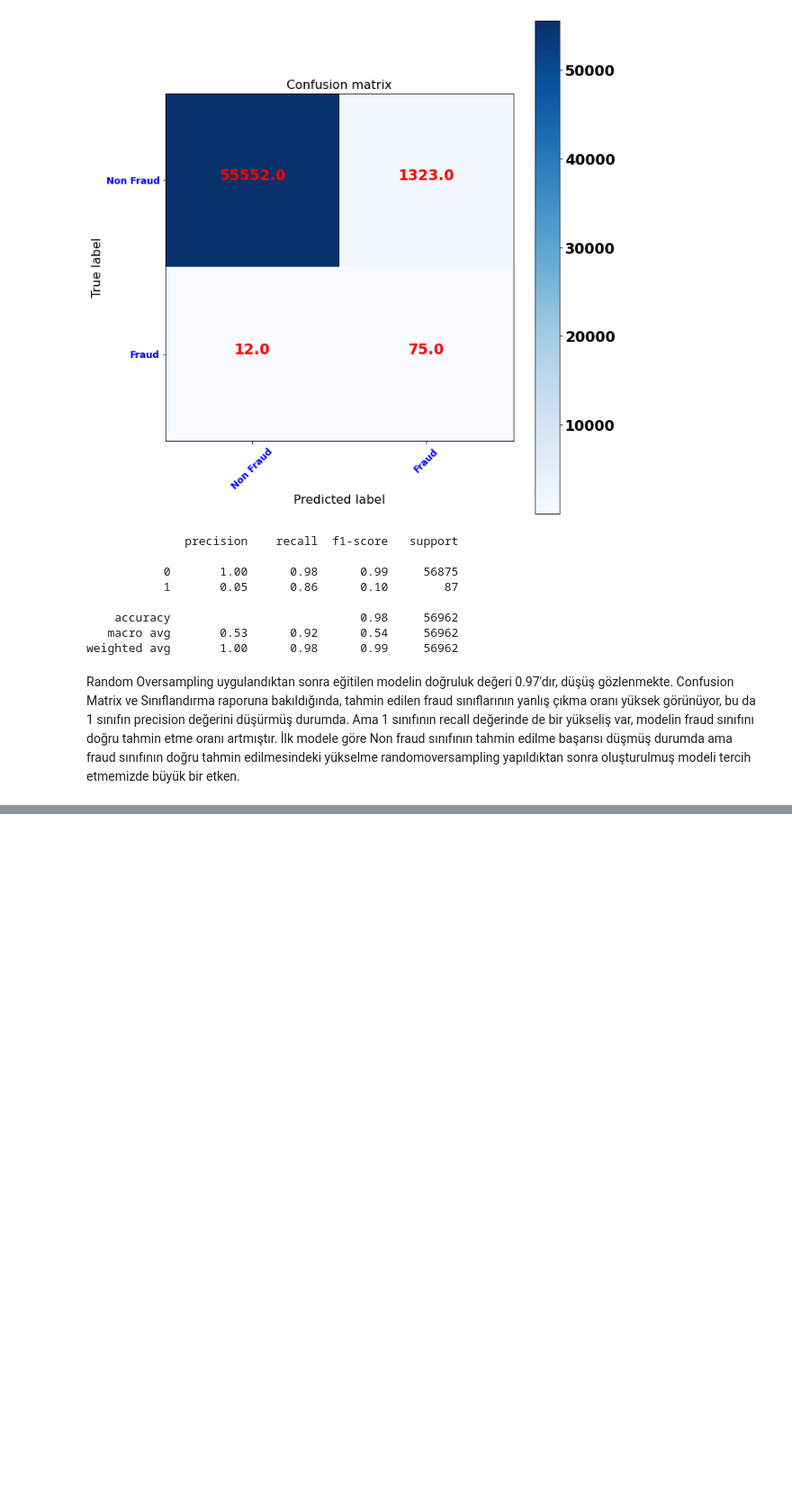
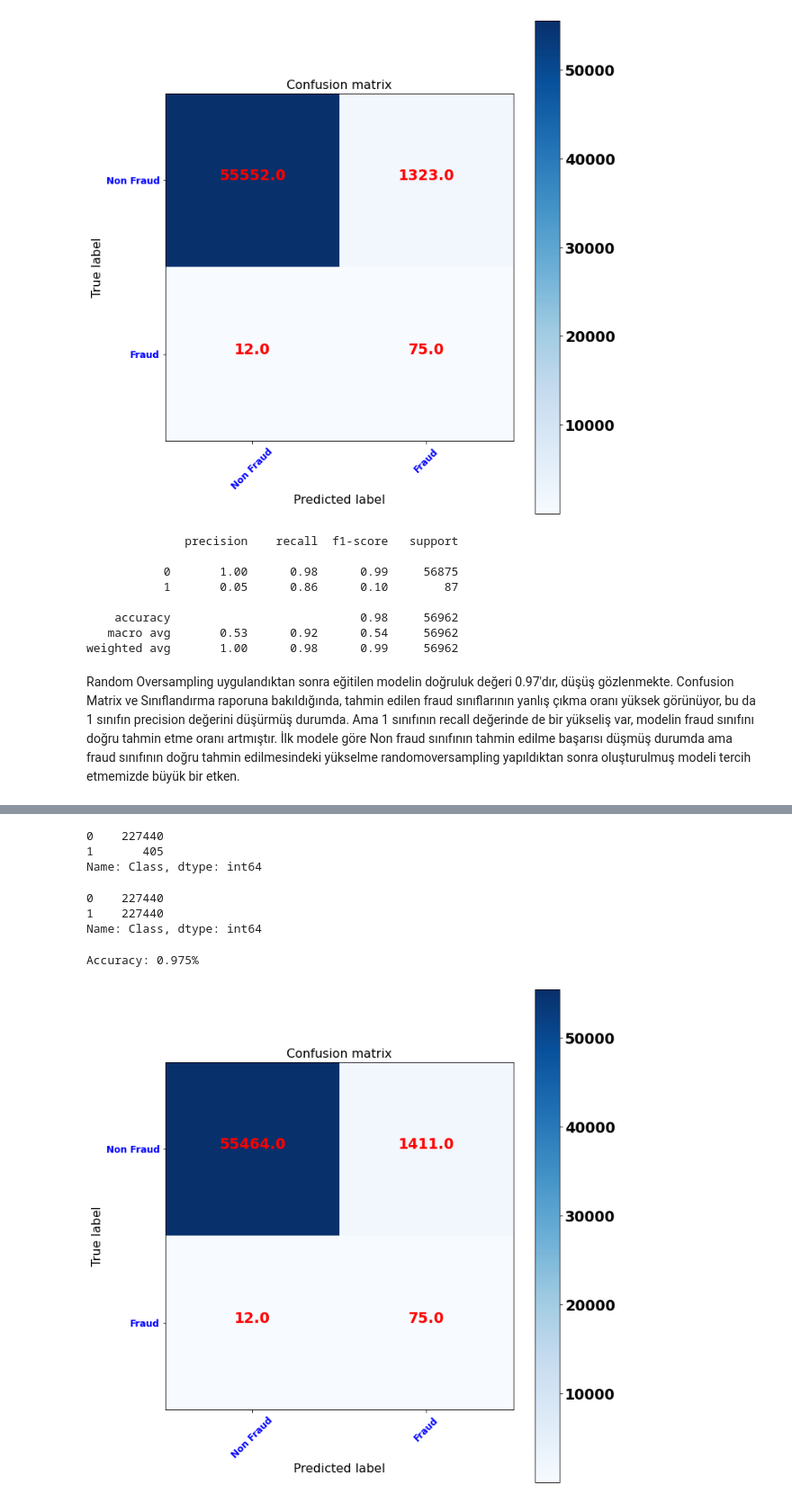
Before and after one commit to MAAykanat/ML-Engineer-Path, a Jupyter notebook: Machine Learning/Dengesiz Veri Seti-Miuul.ipynb, the cells around one changed output, grey strips where cells are left out. Shown at 90% size. Drawn from its saved outputs; the diff is of its cells as text; code cells hidden in the pictures; blank space fills up the shorter version.

Commit message:
Smote sampling

```diff
--- a/Machine Learning/Dengesiz Veri Seti-Miuul.ipynb
+++ b/Machine Learning/Dengesiz Veri Seti-Miuul.ipynb
@@ -360,0 +368,33 @@ Random Oversampling uygulandıktan sonra eğitilen modelin doğruluk değeri 0.9
+# %%
+# smote dan önce eğitim setindeki sınıf sayısı
+y_train.value_counts()
+# %% [output]
+0    227440
+1       405
+Name: Class, dtype: int64
+# %%
+# Smote uygulanması (Eğitim setine uygulanıyor)
+from imblearn.over_sampling import SMOTE
+oversample = SMOTE()
+X_smote, y_smote = oversample.fit_resample(X_train, y_train)
+# %%
+# smote dan sonra eğitim setinin sınıf sayısı
+y_smote.value_counts()
+# %% [output]
+0    227440
+1    227440
+Name: Class, dtype: int64
+# %%
+# modelin eğitilmesi ve başarı oranı
+model.fit(X_smote, y_smote)
+y_pred = model.predict(X_test)
+
+accuracy = accuracy_score(y_test, y_pred)
+print("Accuracy: %.3f%%" % (accuracy))
+# %% [output]
+Accuracy: 0.975%
+# %%
+plot_confusion_matrix(confusion_matrix(y_test, y_pred=y_pred), classes=['Non Fraud','Fraud'],
+                      title='Confusion matrix')
+# %% [output]
+[figure, added]
```
Also changed, not shown: parts of 2 cells of this notebook.
